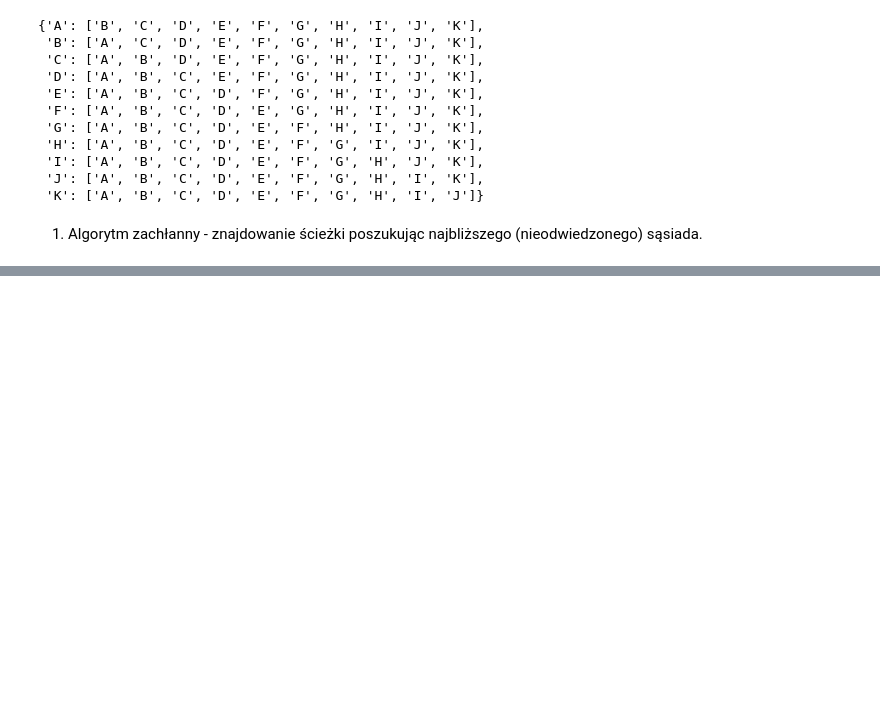
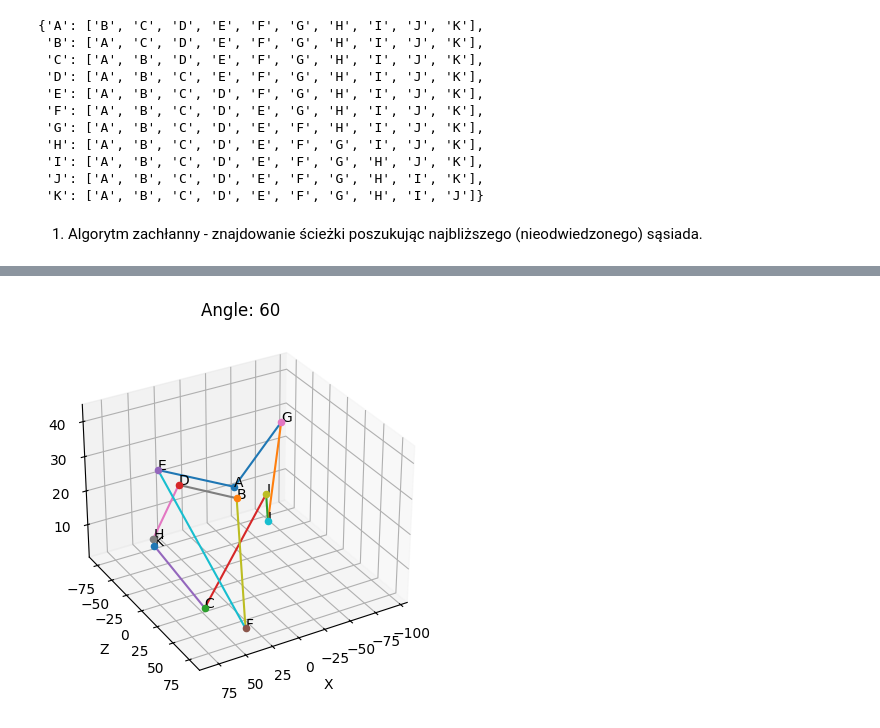
Before and after one commit to p33tersky/AI_ML_projects, a Jupyter notebook: Podstawy Sztucznej Inteligenccji/Traveling_Salesman_NN/Projekt2PWlostek.ipynb, the cells around one changed output, grey strips where cells are left out. Cells and saved outputs as stored; diff of their text form; code cells hidden in the pictures; blank space fills up the shorter version.

```diff
--- a/Podstawy Sztucznej Inteligenccji/Traveling_Salesman_NN/Projekt2PWlostek.ipynb
+++ b/Podstawy Sztucznej Inteligenccji/Traveling_Salesman_NN/Projekt2PWlostek.ipynb
@@ -247,0 +250,4 @@ plot3D_path(NN[0], points)
+# %%
+plot3D_path(NN[0], points, 60)
+# %% [output]
+[figure, added]
```
Also changed, not shown: parts of 11 cells of this notebook.
